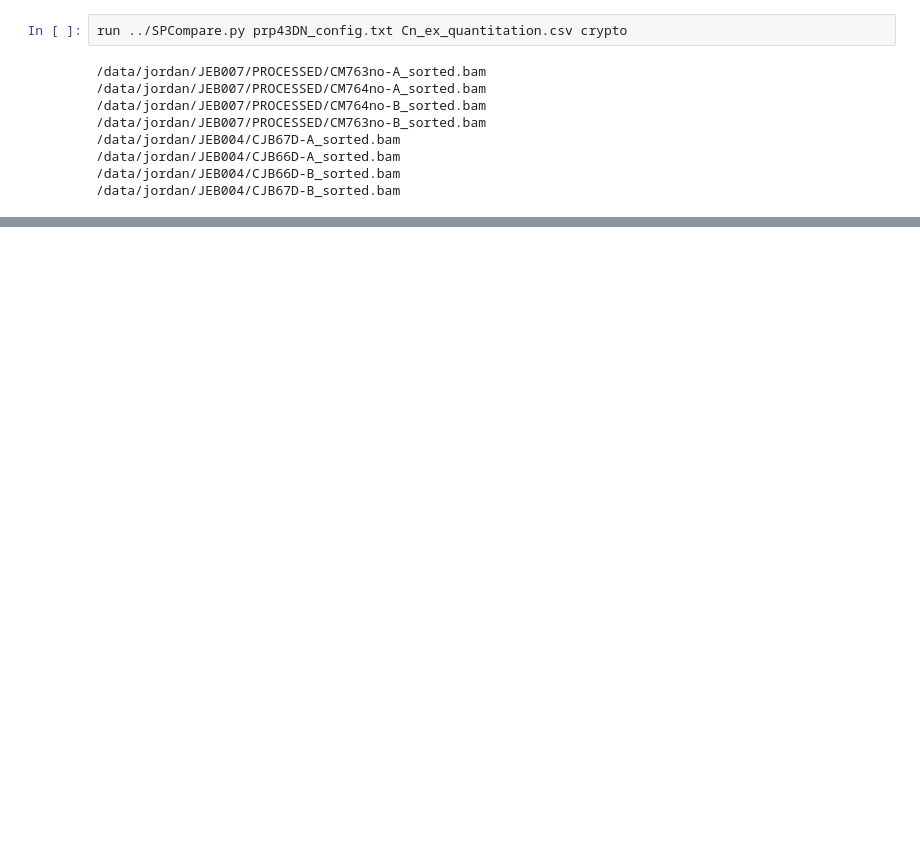
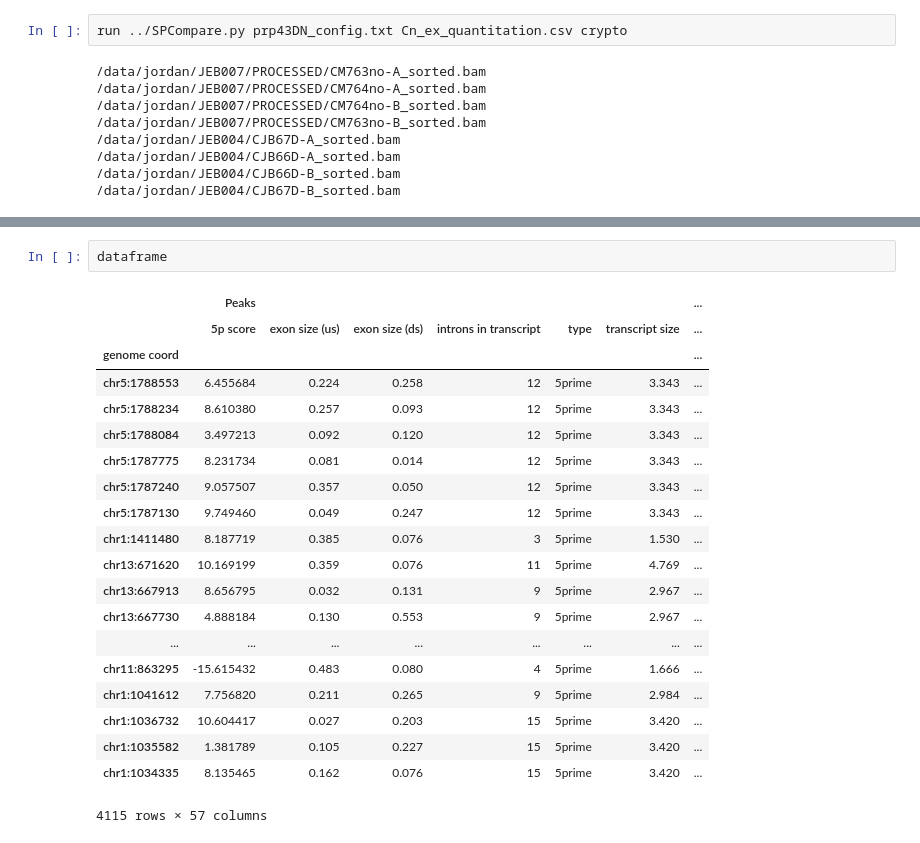
Before and after one commit to jeburke/SPTools, a Jupyter notebook: Example/Example_usage.ipynb, the cells around one changed output, grey strips where cells are left out. Saved outputs shown, nothing was run; the diff lists cells and outputs as text; blank space fills up the shorter version.

```diff
--- a/Example/Example_usage.ipynb
+++ b/Example/Example_usage.ipynb
@@ -130,0 +166,23 @@ run ../SPCompare.py prp43DN_config.txt Cn_ex_quantitation.csv crypto
+# %%
+dataframe
+# %% [output]
+|  | Peaks |  |  |  |  |  | ... |
+|  | 5p score | exon size (us) | exon size (ds) | introns in transcript | type | transcript size | ... |
+| genome coord |  |  |  |  |  |  | ... |
+| chr5:1788553 | 6.455684 | 0.224 | 0.258 | 12 | 5prime | 3.343 | ... |
+| chr5:1788234 | 8.610380 | 0.257 | 0.093 | 12 | 5prime | 3.343 | ... |
+| chr5:1788084 | 3.497213 | 0.092 | 0.120 | 12 | 5prime | 3.343 | ... |
+| chr5:1787775 | 8.231734 | 0.081 | 0.014 | 12 | 5prime | 3.343 | ... |
+| chr5:1787240 | 9.057507 | 0.357 | 0.050 | 12 | 5prime | 3.343 | ... |
+| chr5:1787130 | 9.749460 | 0.049 | 0.247 | 12 | 5prime | 3.343 | ... |
+| chr1:1411480 | 8.187719 | 0.385 | 0.076 | 3 | 5prime | 1.530 | ... |
+| chr13:671620 | 10.169199 | 0.359 | 0.076 | 11 | 5prime | 4.769 | ... |
+| chr13:667913 | 8.656795 | 0.032 | 0.131 | 9 | 5prime | 2.967 | ... |
+| chr13:667730 | 4.888184 | 0.130 | 0.553 | 9 | 5prime | 2.967 | ... |
+| ... | ... | ... | ... | ... | ... | ... | ... |
+| chr11:863295 | -15.615432 | 0.483 | 0.080 | 4 | 5prime | 1.666 | ... |
+| chr1:1041612 | 7.756820 | 0.211 | 0.265 | 9 | 5prime | 2.984 | ... |
+| chr1:1036732 | 10.604417 | 0.027 | 0.203 | 15 | 5prime | 3.420 | ... |
+| chr1:1035582 | 1.381789 | 0.105 | 0.227 | 15 | 5prime | 3.420 | ... |
+| chr1:1034335 | 8.135465 | 0.162 | 0.076 | 15 | 5prime | 3.420 | ... |
+4115 rows × 57 columns
```
Also changed, not shown: parts of 7 cells of this notebook, 1 other file.
